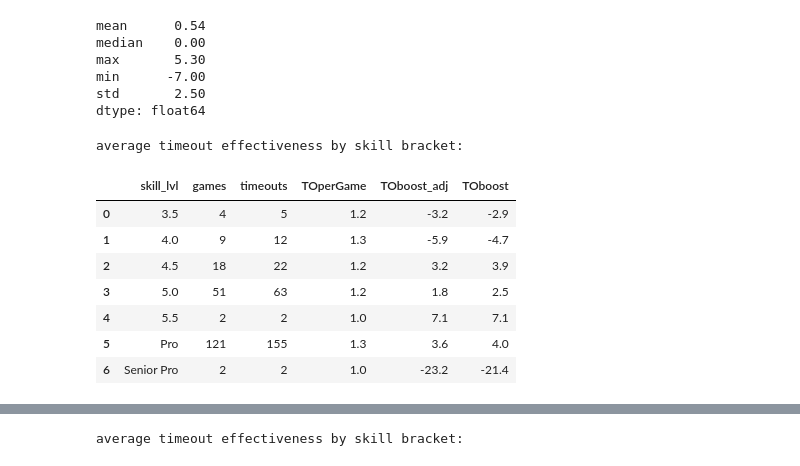
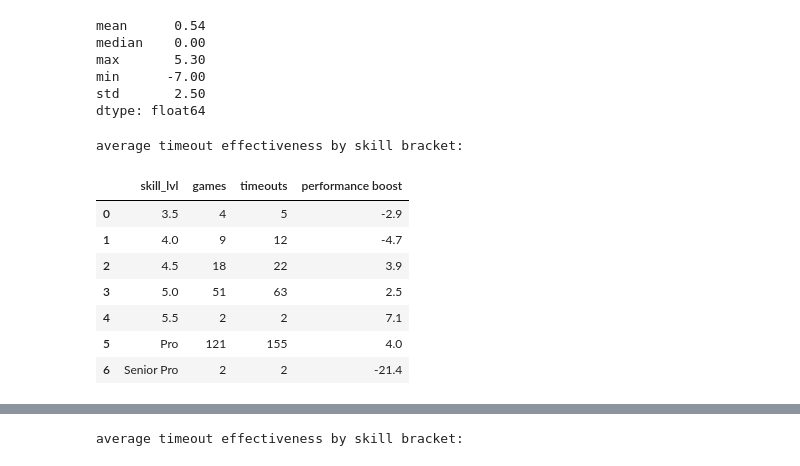
Before and after one commit to conner-mcnicholas/Pickleball_Timeout_Analysis, a Jupyter notebook: src/timeout_analysis.ipynb, the cells around one changed output, grey strips where cells are left out. Cells and saved outputs as stored; diff of their text form; code cells hidden in the pictures.

```diff
--- a/src/timeout_analysis.ipynb
+++ b/src/timeout_analysis.ipynb
@@ -534,22 +534,22 @@ min      -7.00
 std       2.50
 dtype: float64
 # %%
-print('average timeout effectiveness by skill bracket: \n')
+bprint('average timeout effectiveness by skill bracket: \n')
 grouped = df_timeout_7.groupby('skill_lvl')
 result = pd.concat([grouped['game_id'].agg([('games','nunique')]), \
                     grouped['game_id'].agg([('timeouts','count')]), \
-                    grouped['deltawin_adj'].agg([('TOboost_adj','mean')]).round(1), \
-                    grouped['deltawin'].agg([('TOboost','mean')]).round(1), \
+                    grouped['deltawin_adj'].agg([('advantage adjusted','mean')]).round(1), \
+                    grouped['deltawin'].agg([('performance boost','mean')]).round(1), \
                    ],axis=1).reset_index()
 result['TOperGame'] = (result.timeouts/result.games).round(1)
-result[['skill_lvl','games','timeouts','TOperGame','TOboost_adj','TOboost']]
+result[['skill_lvl','games','timeouts','performance boost']]
 # %% [output]
 average timeout effectiveness by skill bracket:
-|  | skill_lvl | games | timeouts | TOperGame | TOboost_adj | TOboost |
-| 0 | 3.5 | 4 | 5 | 1.2 | -3.2 | -2.9 |
-| 1 | 4.0 | 9 | 12 | 1.3 | -5.9 | -4.7 |
-| 2 | 4.5 | 18 | 22 | 1.2 | 3.2 | 3.9 |
-| 3 | 5.0 | 51 | 63 | 1.2 | 1.8 | 2.5 |
-| 4 | 5.5 | 2 | 2 | 1.0 | 7.1 | 7.1 |
-| 5 | Pro | 121 | 155 | 1.3 | 3.6 | 4.0 |
-| 6 | Senior Pro | 2 | 2 | 1.0 | -23.2 | -21.4 |
+|  | skill_lvl | games | timeouts | performance boost |
+| 0 | 3.5 | 4 | 5 | -2.9 |
+| 1 | 4.0 | 9 | 12 | -4.7 |
+| 2 | 4.5 | 18 | 22 | 3.9 |
+| 3 | 5.0 | 51 | 63 | 2.5 |
+| 4 | 5.5 | 2 | 2 | 7.1 |
+| 5 | Pro | 121 | 155 | 4.0 |
+| 6 | Senior Pro | 2 | 2 | -21.4 |
```
Also changed, not shown: parts of 1 cell of this notebook, 1 other file.
